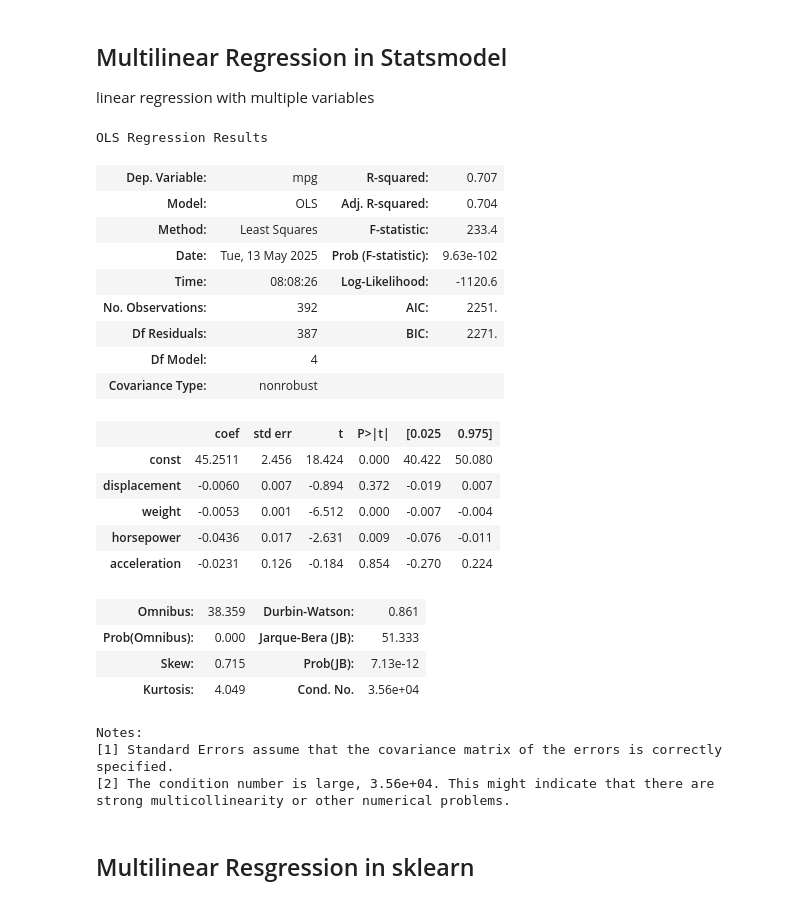
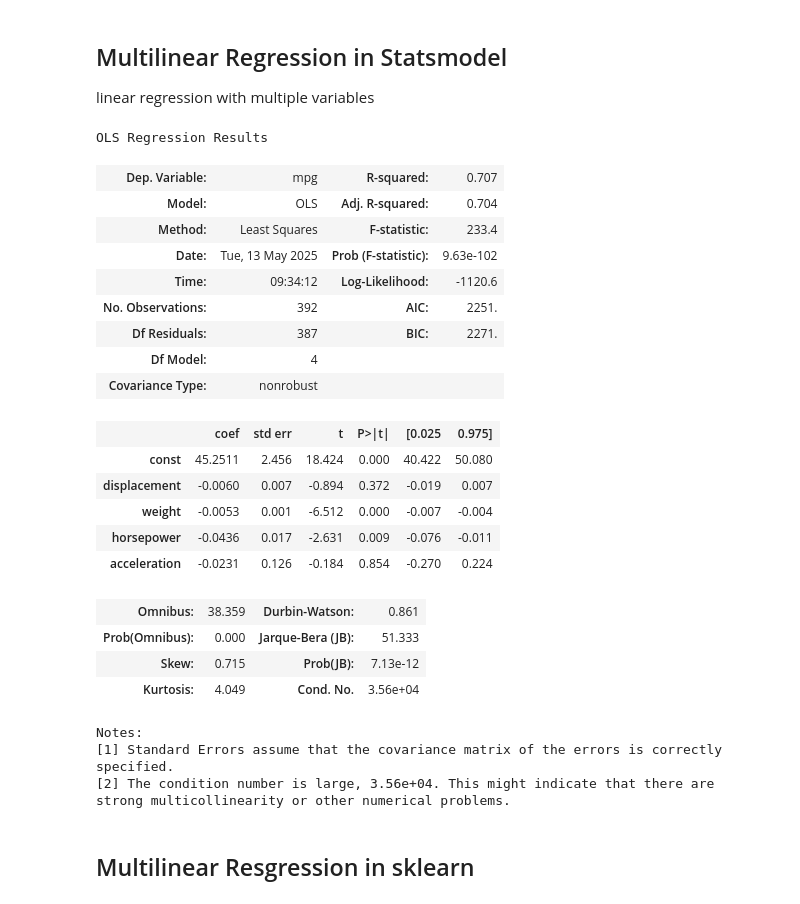
Before and after one commit to karusamuel/multilinear_reg_ols, a Jupyter notebook: index.ipynb, the cells around one changed output. Drawn from its saved outputs; the diff is of its cells as text; code cells hidden in the pictures.

```diff
--- a/index.ipynb
+++ b/index.ipynb
@@ -174,16 +174,16 @@ linear regression with multiple variables
 # %%
 # multi model in ols acceleration
 
-ols_multi_model = sm.OLS(endog=y,exog=sm.add_constant(x_multi))
+ols_multi_model = sm.OLS(exog=sm.add_constant(x_multi),endog=y)
 ols_multi_results = ols_multi_model.fit()
 ols_multi_results.summary()
 # %% [output]
 OLS Regression Results
 | Dep. Variable: | mpg | R-squared: | 0.707 |
 | Model: | OLS | Adj. R-squared: | 0.704 |
 | Method: | Least Squares | F-statistic: | 233.4 |
 | Date: | Tue, 13 May 2025 | Prob (F-statistic): | 9.63e-102 |
-| Time: | 08:08:26 | Log-Likelihood: | -1120.6 |
+| Time: | 09:34:12 | Log-Likelihood: | -1120.6 |
 | No. Observations: | 392 | AIC: | 2251. |
 | Df Residuals: | 387 | BIC: | 2271. |
 | Df Model: | 4 |  |  |
```
Also changed, not shown: parts of 5 cells of this notebook.
